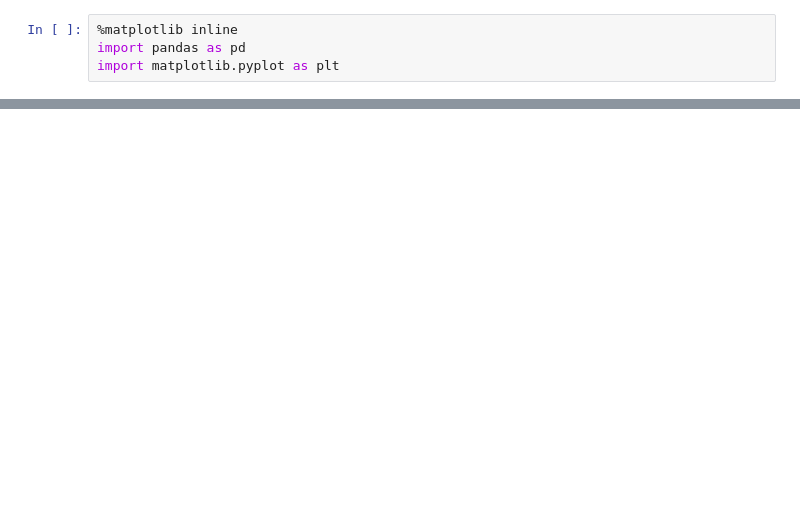
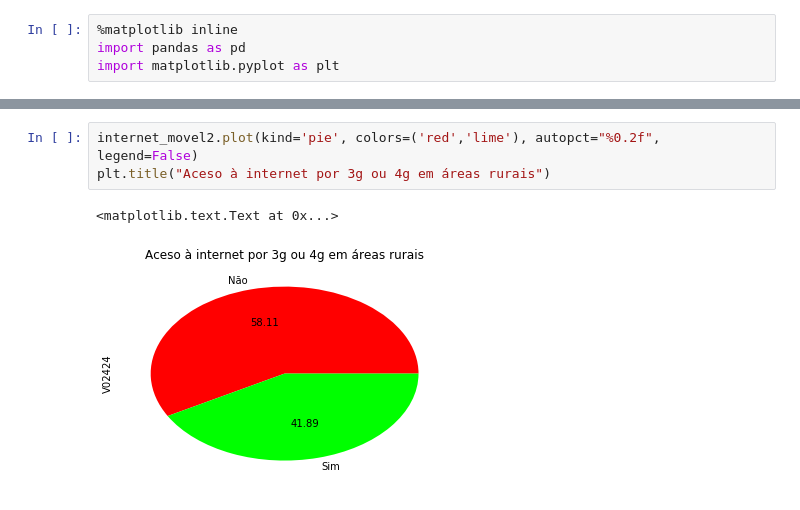
Before and after one commit to ehrhardt98/CD, a Jupyter notebook: Projeto1.ipynb, the cells around one changed output, grey strips where cells are left out. Saved outputs shown, nothing was run; the diff lists cells and outputs as text; blank space fills up the shorter version.

```diff
--- a/Projeto1.ipynb
+++ b/Projeto1.ipynb
@@ -121,0 +141,6 @@ dados_final15.to_csv("resumo2015.csv")
+# %%
+internet_movel2.plot(kind='pie', colors=('red','lime'), autopct="%0.2f", legend=False)
+plt.title("Aceso à internet por 3g ou 4g em áreas rurais")
+# %% [output]
+<matplotlib.text.Text at 0x...>
+[figure, added]
```
Also changed, not shown: parts of 12 cells of this notebook, 3 other files.
